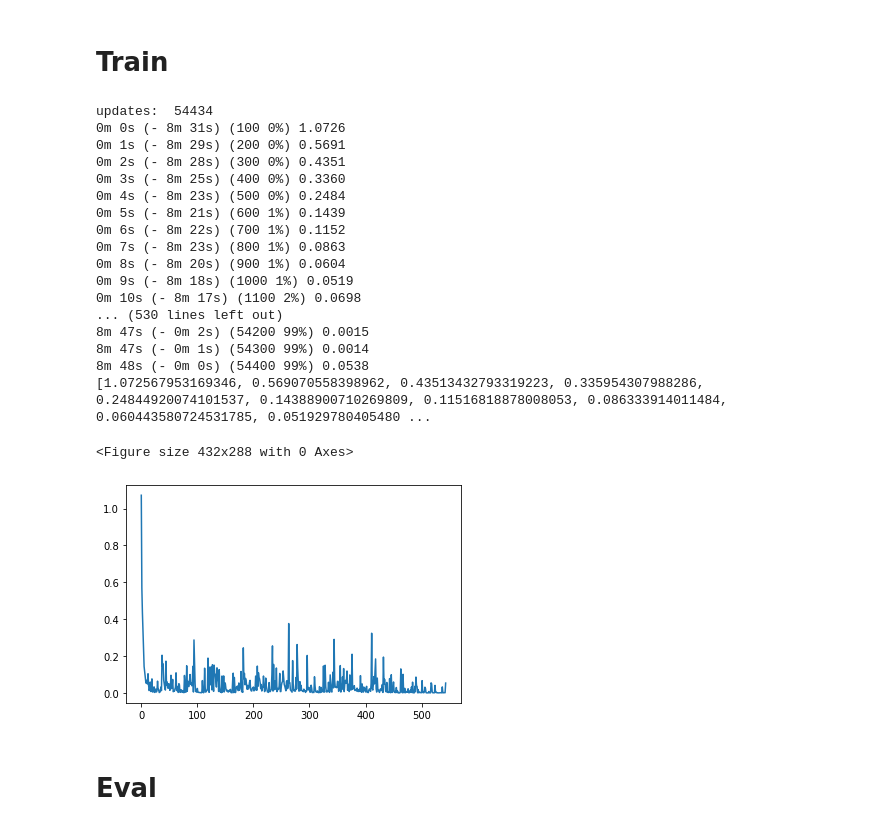
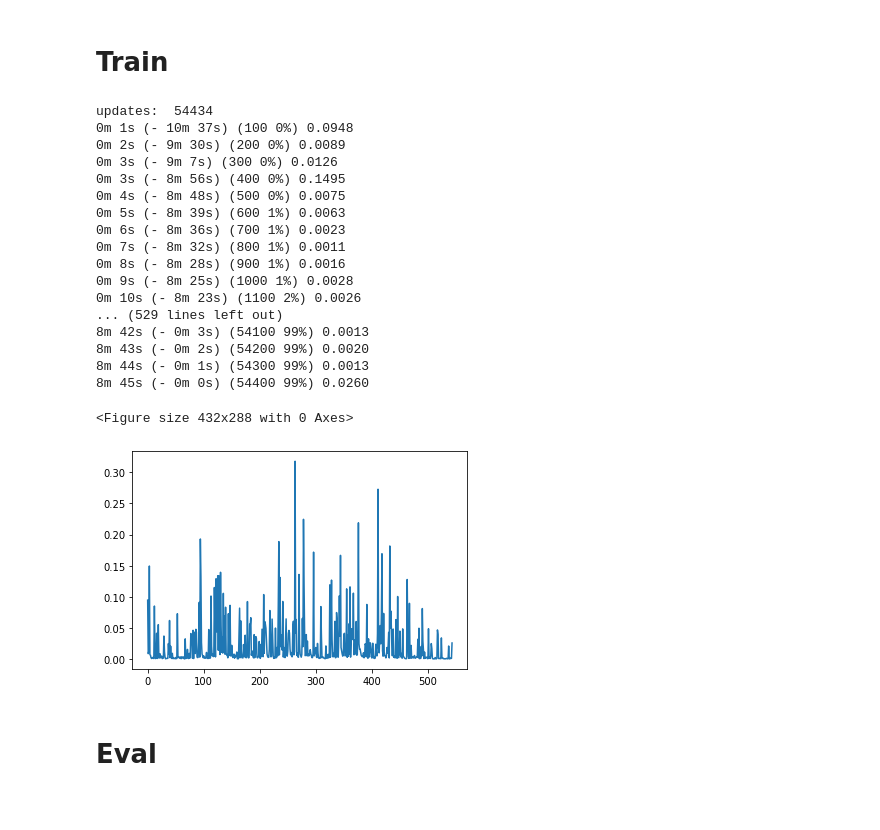
Before and after one commit to Riordan-DC/honours_research_repo, a Jupyter notebook: Sentence_Embedding.ipynb, the cells around one changed output. Saved outputs shown, nothing was run; the diff lists cells and outputs as text; code cells hidden in the pictures.

```diff
--- a/Sentence_Embedding.ipynb
+++ b/Sentence_Embedding.ipynb
@@ -416,7 +462,7 @@ update = 0 # Counts updates
 
 encoder_optimizer = optim.SGD(encoder.parameters(), lr=learning_rate)
 decoder_optimizer = optim.SGD(decoder.parameters(), lr=learning_rate)
-training_pairs = [sample for sample in low_action_pairs if len(sample[0]) < MAX_LENGTH and len(sample[1]) < MAX_LENGTH]
+training_pairs = [sample for sample in train_low_action_pairs if len(sample[0]) < MAX_LENGTH and len(sample[1]) < MAX_LENGTH]
 update_count = len(training_pairs) * epochs
 print('updates: ', update_count)
 
@@ -425,52 +471,51 @@ criterion = nn.NLLLoss()
 for epoch in range(epochs):
     for batch in training_pairs:
         update += 1
         training_pair = batch
         input_tensor = tensor_from_sentence(lang, training_pair[0])
         target_tensor = tensor_from_sentence(action_lang, training_pair[1])
 
         loss = train(input_tensor, target_tensor, encoder,
                      decoder, encoder_optimizer, decoder_optimizer, criterion)
         print_loss_total += loss
         plot_loss_total += loss
 
         if update % print_every == 0:
             print_loss_avg = print_loss_total / print_every
             print_loss_total = 0
             print('%s (%d %d%%) %.4f' % (time_since(start, update / update_count),
                                          update, (update / update_count) * 100, print_loss_avg))
 
         if update % plot_every == 0:
             plot_loss_avg = plot_loss_total / plot_every
             plot_losses.append(plot_loss_avg)
             plot_loss_total = 0
 
-    # Save model
+    # Save model after every epoch
     torch.save(encoder.state_dict(), 'encoder.pt')
     torch.save(decoder.state_dict(), 'decoder.pt')
 
-print(plot_losses)
 show_plot(plot_losses)
 # %% [output]
 updates:  54434
-0m 0s (- 8m 31s) (100 0%) 1.0726
-0m 1s (- 8m 29s) (200 0%) 0.5691
-0m 2s (- 8m 28s) (300 0%) 0.4351
-0m 3s (- 8m 25s) (400 0%) 0.3360
-0m 4s (- 8m 23s) (500 0%) 0.2484
-0m 5s (- 8m 21s) (600 1%) 0.1439
-0m 6s (- 8m 22s) (700 1%) 0.1152
-0m 7s (- 8m 23s) (800 1%) 0.0863
-0m 8s (- 8m 20s) (900 1%) 0.0604
-0m 9s (- 8m 18s) (1000 1%) 0.0519
-0m 10s (- 8m 17s) (1100 2%) 0.0698
-... (530 lines left out)
-8m 47s (- 0m 2s) (54200 99%) 0.0015
-8m 47s (- 0m 1s) (54300 99%) 0.0014
-8m 48s (- 0m 0s) (54400 99%) 0.0538
-[1.072567953169346, 0.569070558398962, 0.43513432793319223, 0.335954307988286, 0.24844920074101537, 0.14388900710269809, 0.11516818878008053, 0.086333914011484, 0.060443580724531785, 0.051929780405480 ...
+0m 1s (- 10m 37s) (100 0%) 0.0948
+0m 2s (- 9m 30s) (200 0%) 0.0089
+0m 3s (- 9m 7s) (300 0%) 0.0126
+0m 3s (- 8m 56s) (400 0%) 0.1495
+0m 4s (- 8m 48s) (500 0%) 0.0075
+0m 5s (- 8m 39s) (600 1%) 0.0063
+0m 6s (- 8m 36s) (700 1%) 0.0023
+0m 7s (- 8m 32s) (800 1%) 0.0011
+0m 8s (- 8m 28s) (900 1%) 0.0016
+0m 9s (- 8m 25s) (1000 1%) 0.0028
+0m 10s (- 8m 23s) (1100 2%) 0.0026
+... (529 lines left out)
+8m 42s (- 0m 3s) (54100 99%) 0.0013
+8m 43s (- 0m 2s) (54200 99%) 0.0020
+8m 44s (- 0m 1s) (54300 99%) 0.0013
+8m 45s (- 0m 0s) (54400 99%) 0.0260
 <Figure size 432x288 with 0 Axes>
-[figure, old version]
+[figure, new version]
 # %% [markdown]
 # Eval
 # %%
```
Also changed, not shown: parts of 5 cells of this notebook, 4 other files.
